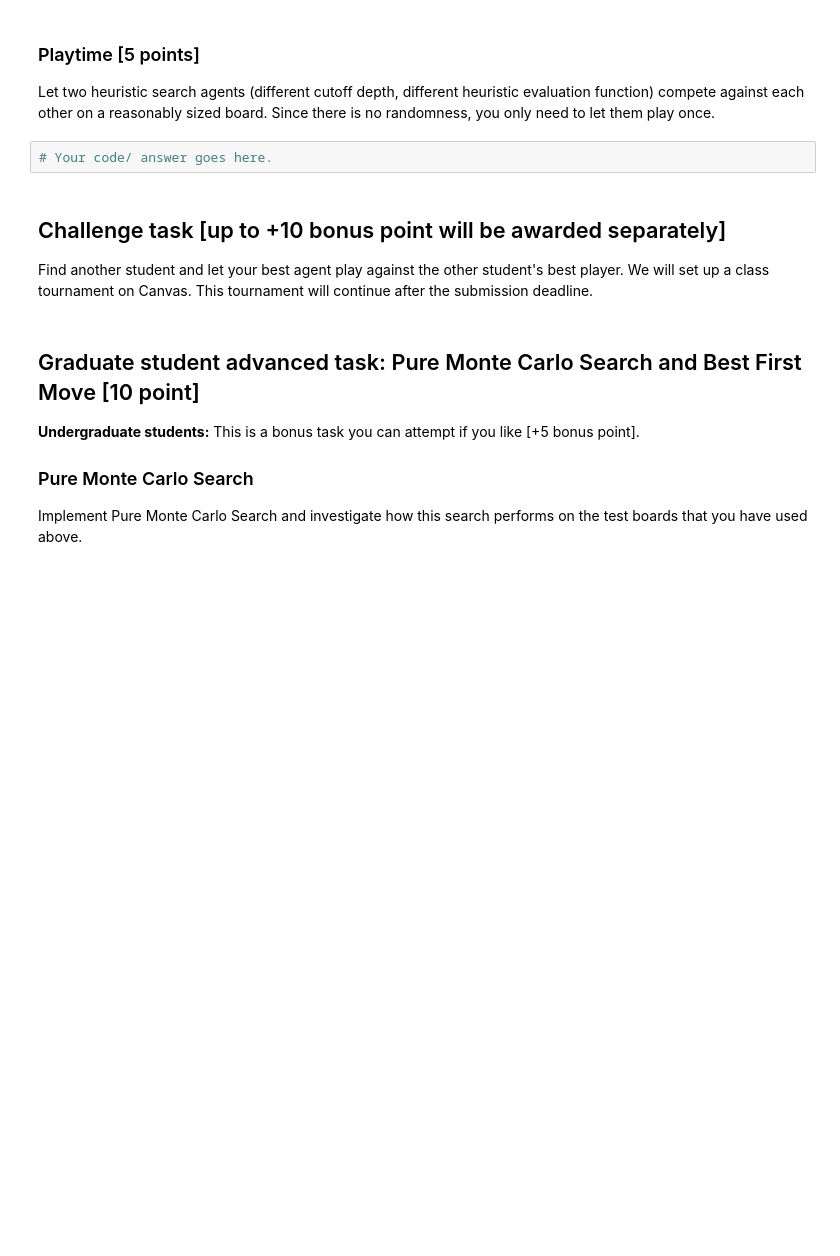
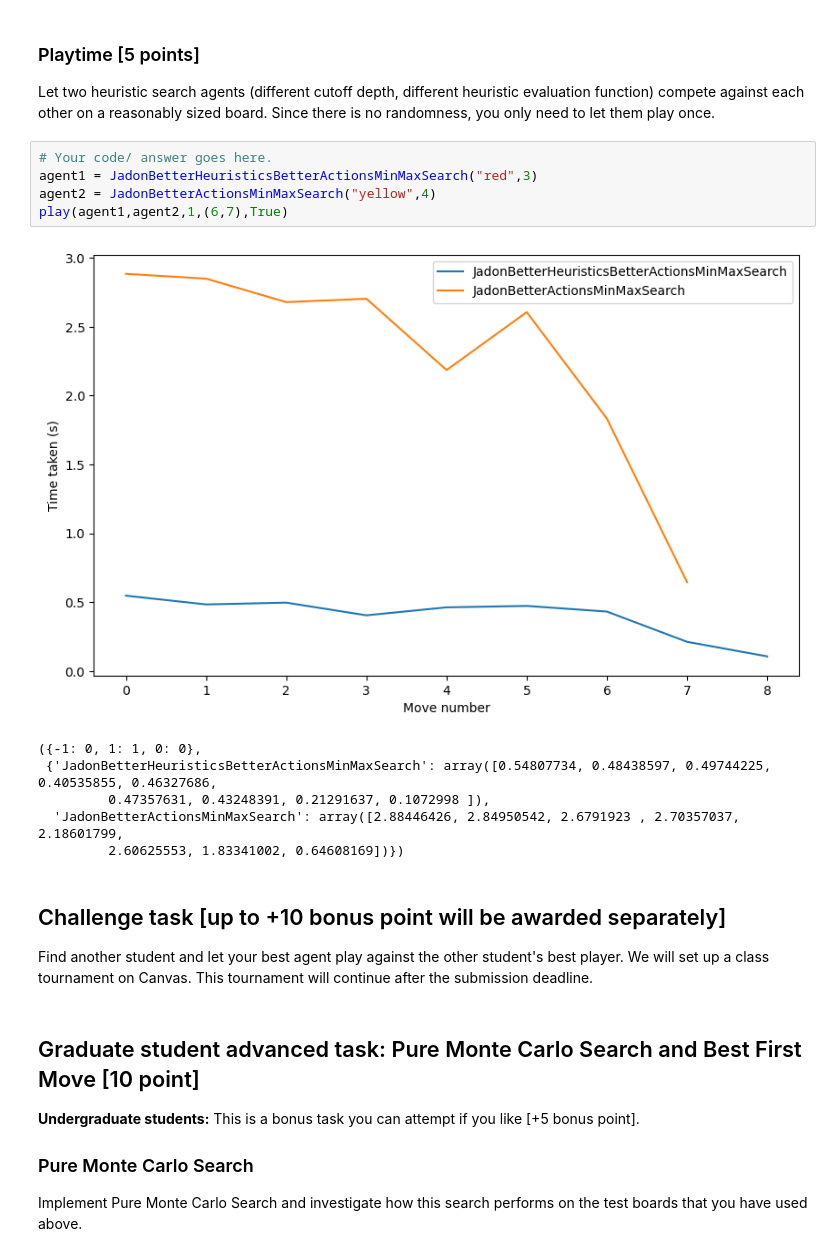
Before and after one commit to Jadonsw123/Assignment4, a Jupyter notebook: assignment_connect4.ipynb, the cells around one changed output. Cells and saved outputs as stored; diff of their text form; blank space fills up the shorter version.

```diff
--- a/assignment_connect4.ipynb
+++ b/assignment_connect4.ipynb
@@ -181,8 +888,18 @@ How long does it take to make a move? Start with a smaller board with 4 columns
 ### Playtime [5 points]
 
 Let two heuristic search agents (different cutoff depth, different heuristic evaluation function) compete against each other on a reasonably sized board. Since there is no randomness, you only need to let them play once.
-# %%
-# Your code/ answer goes here.
+# %%
+# Your code/ answer goes here.
+agent1 = JadonBetterHeuristicsBetterActionsMinMaxSearch("red",3)
+agent2 = JadonBetterActionsMinMaxSearch("yellow",4)
+play(agent1,agent2,1,(6,7),True)
+# %% [output]
+[figure, added]
+({-1: 0, 1: 1, 0: 0},
+ {'JadonBetterHeuristicsBetterActionsMinMaxSearch': array([0.54807734, 0.48438597, 0.49744225, 0.40535855, 0.46327686,
+         0.47357631, 0.43248391, 0.21291637, 0.1072998 ]),
+  'JadonBetterActionsMinMaxSearch': array([2.88446426, 2.84950542, 2.6791923 , 2.70357037, 2.18601799,
+         2.60625553, 1.83341002, 0.64608169])})
 # %% [markdown]
 ## Challenge task [up to +10 bonus point will be awarded separately]
 
```
Also changed, not shown: parts of 51 cells of this notebook.
